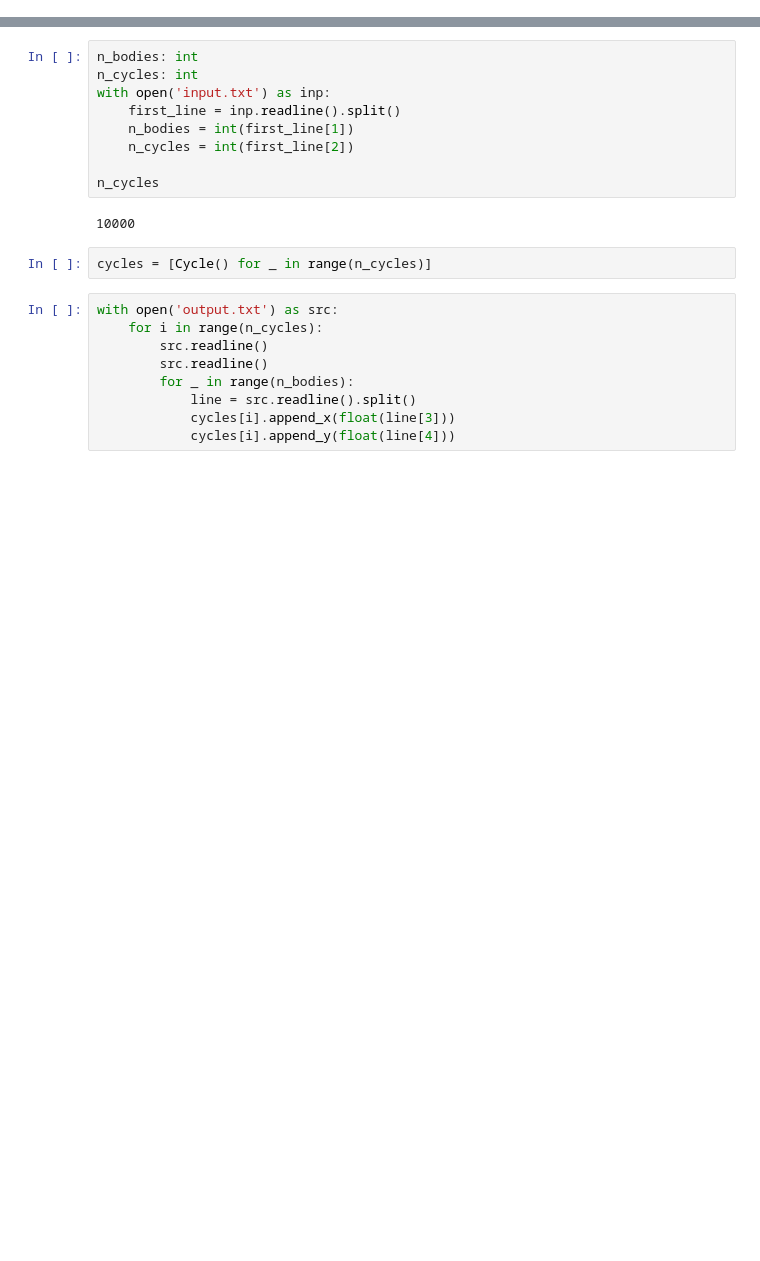
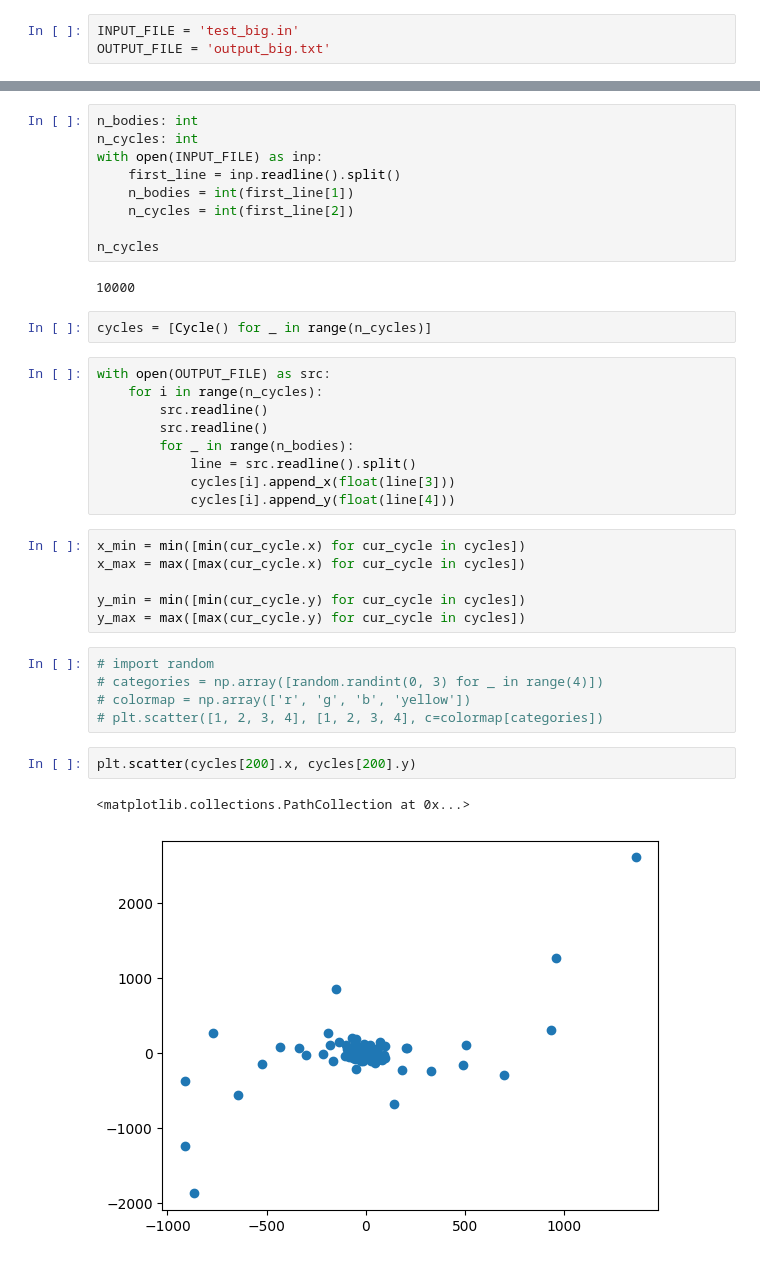
Before and after one commit to a13xbb/parallel-c, a Jupyter notebook: animation.ipynb, the cells around one changed output, grey strips where cells are left out. Cells and saved outputs as stored; diff of their text form; blank space fills up the shorter version.

```diff
--- a/animation.ipynb
+++ b/animation.ipynb
@@ -3,6 +3,9 @@ import matplotlib
 import matplotlib.pyplot as plt
 from matplotlib.animation import PillowWriter
 import numpy as np
+# %%
+INPUT_FILE = 'test_big.in'
+OUTPUT_FILE = 'output_big.txt'
 # %%
 class Cycle():
     def __init__(self):
@@ -17,7 +20,7 @@ class Cycle():
 # %%
 n_bodies: int
 n_cycles: int
-with open('input.txt') as inp:
+with open(INPUT_FILE) as inp:
     first_line = inp.readline().split()
     n_bodies = int(first_line[1])
     n_cycles = int(first_line[2])
@@ -28,7 +31,7 @@ n_cycles
 # %%
 cycles = [Cycle() for _ in range(n_cycles)]
 # %%
-with open('output.txt') as src:
+with open(OUTPUT_FILE) as src:
     for i in range(n_cycles):
         src.readline()
         src.readline()
@@ -36,5 +39,21 @@ with open('output.txt') as src:
             line = src.readline().split()
             cycles[i].append_x(float(line[3]))
             cycles[i].append_y(float(line[4]))
+# %%
+x_min = min([min(cur_cycle.x) for cur_cycle in cycles])
+x_max = max([max(cur_cycle.x) for cur_cycle in cycles])
+
+y_min = min([min(cur_cycle.y) for cur_cycle in cycles])
+y_max = max([max(cur_cycle.y) for cur_cycle in cycles])
+# %%
+# import random
+# categories = np.array([random.randint(0, 3) for _ in range(4)])
+# colormap = np.array(['r', 'g', 'b', 'yellow'])
+# plt.scatter([1, 2, 3, 4], [1, 2, 3, 4], c=colormap[categories])
+# %%
+plt.scatter(cycles[200].x, cycles[200].y)
+# %% [output]
+<matplotlib.collections.PathCollection at 0x...>
+[figure, added]
 # %%
 import matplotlib.animation as animation
```
Also changed, not shown: parts of 1 cell of this notebook, 1 other file.
